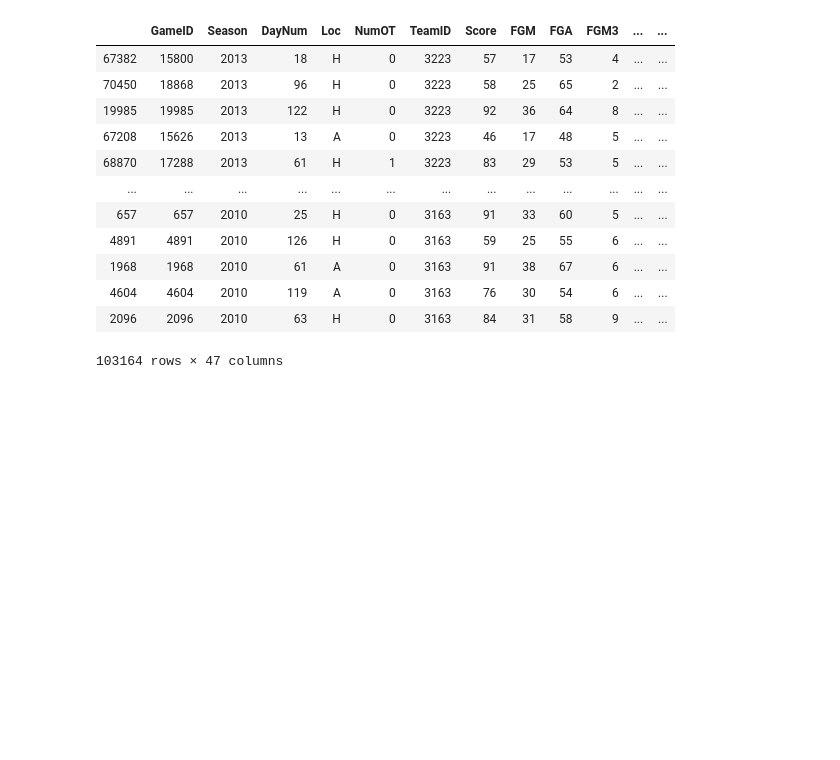
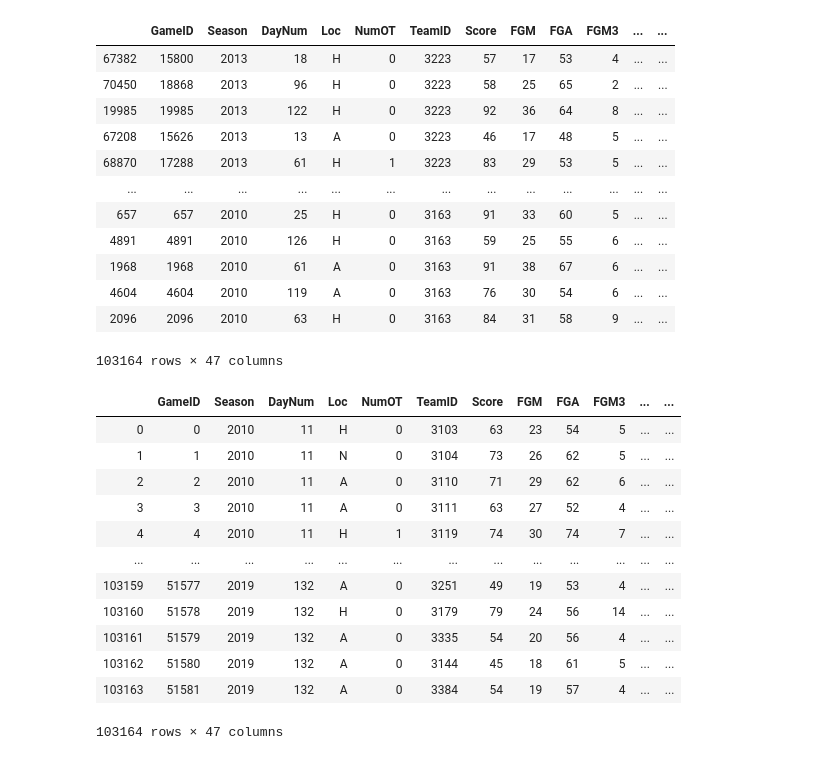
Before and after one commit to jonathanpiech/ncaaw-predictions, a Jupyter notebook: Derived Stats.ipynb, the cells around one changed output. Drawn from its saved outputs; the diff is of its cells as text; code cells hidden in the pictures; blank space fills up the shorter version.

```diff
--- a/Derived Stats.ipynb
+++ b/Derived Stats.ipynb
@@ -287,0 +295,16 @@ reg_rpi.sort_values(by=['RPI'])
+# %%
+reg_rpi
+# %% [output]
+|  | GameID | Season | DayNum | Loc | NumOT | TeamID | Score | FGM | FGA | FGM3 | ... | ... |
+| 0 | 0 | 2010 | 11 | H | 0 | 3103 | 63 | 23 | 54 | 5 | ... | ... |
+| 1 | 1 | 2010 | 11 | N | 0 | 3104 | 73 | 26 | 62 | 5 | ... | ... |
+| 2 | 2 | 2010 | 11 | A | 0 | 3110 | 71 | 29 | 62 | 6 | ... | ... |
+| 3 | 3 | 2010 | 11 | A | 0 | 3111 | 63 | 27 | 52 | 4 | ... | ... |
+| 4 | 4 | 2010 | 11 | H | 1 | 3119 | 74 | 30 | 74 | 7 | ... | ... |
+| ... | ... | ... | ... | ... | ... | ... | ... | ... | ... | ... | ... | ... |
+| 103159 | 51577 | 2019 | 132 | A | 0 | 3251 | 49 | 19 | 53 | 4 | ... | ... |
+| 103160 | 51578 | 2019 | 132 | H | 0 | 3179 | 79 | 24 | 56 | 14 | ... | ... |
+| 103161 | 51579 | 2019 | 132 | A | 0 | 3335 | 54 | 20 | 56 | 4 | ... | ... |
+| 103162 | 51580 | 2019 | 132 | A | 0 | 3144 | 45 | 18 | 61 | 5 | ... | ... |
+| 103163 | 51581 | 2019 | 132 | A | 0 | 3384 | 54 | 19 | 57 | 4 | ... | ... |
+103164 rows × 47 columns
```
Also changed, not shown: parts of 2 cells of this notebook, 2 other files.
